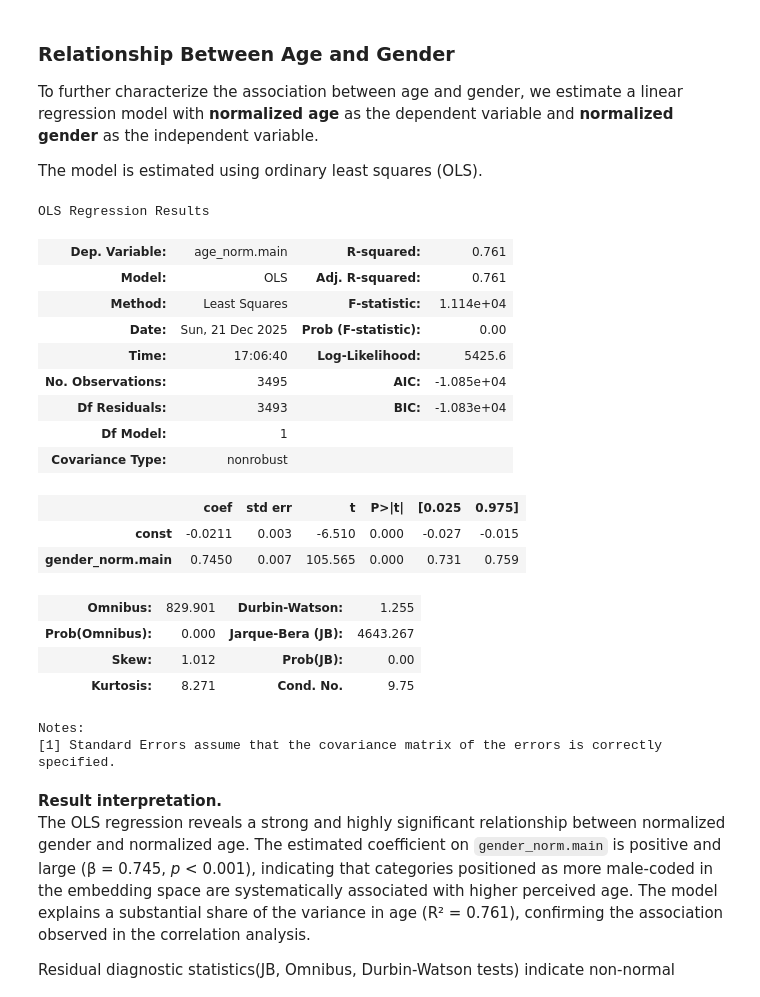
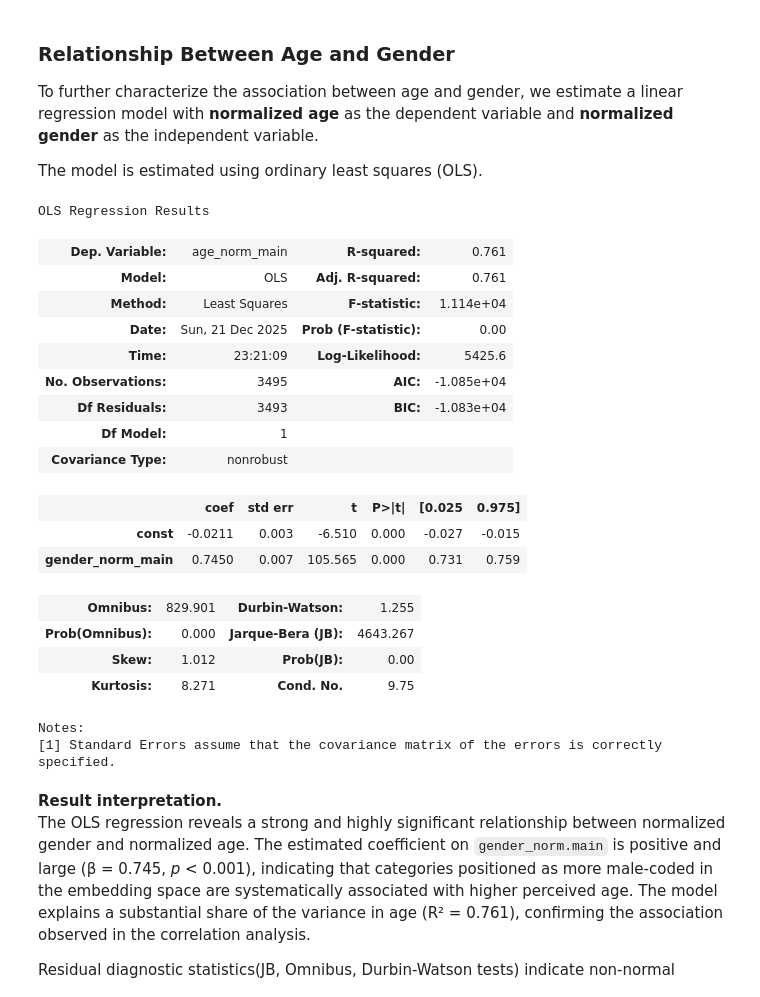
Before and after one commit to tasosger/machine_learning_aueb, a Jupyter notebook: ex2/age_gender_distortion_analysis.ipynb, the cells around one changed output. Cells and saved outputs as stored; diff of their text form; code cells hidden in the pictures.

```diff
--- a/ex2/age_gender_distortion_analysis.ipynb
+++ b/ex2/age_gender_distortion_analysis.ipynb
@@ -185,3 +184,5 @@ Gender association extrected using an alterantive method.
+# %%
+df.columns = df.columns.str.replace(".", "_", regex=False)
 # %% [markdown]
 ### Correlation Between Age and Gender
 
@@ -351,30 +352,30 @@ To further characterize the association between age and gender, we estimate a li
 
 The model is estimated using ordinary least squares (OLS).
 # %%
-y = df["age_norm.main"]
-x = df[["gender_norm.main"]]
+y = df["age_norm_main"]
+x = df[["gender_norm_main"]]
 
 # gender as independent variable
 X = sm.add_constant(x)
 
 model = sm.OLS(y, X)
 results = model.fit()
 
 results.summary()
 # %% [output]
 OLS Regression Results
-| Dep. Variable: | age_norm.main | R-squared: | 0.761 |
+| Dep. Variable: | age_norm_main | R-squared: | 0.761 |
 | Model: | OLS | Adj. R-squared: | 0.761 |
 | Method: | Least Squares | F-statistic: | 1.114e+04 |
 | Date: | Sun, 21 Dec 2025 | Prob (F-statistic): | 0.00 |
-| Time: | 17:06:40 | Log-Likelihood: | 5425.6 |
+| Time: | 23:21:09 | Log-Likelihood: | 5425.6 |
 | No. Observations: | 3495 | AIC: | -1.085e+04 |
 | Df Residuals: | 3493 | BIC: | -1.083e+04 |
 | Df Model: | 1 |  |  |
 | Covariance Type: | nonrobust |  |  |
 |  | coef | std err | t | P>|t| | [0.025 | 0.975] |
 | const | -0.0211 | 0.003 | -6.510 | 0.000 | -0.027 | -0.015 |
-| gender_norm.main | 0.7450 | 0.007 | 105.565 | 0.000 | 0.731 | 0.759 |
+| gender_norm_main | 0.7450 | 0.007 | 105.565 | 0.000 | 0.731 | 0.759 |
 | Omnibus: | 829.901 | Durbin-Watson: | 1.255 |
 | Prob(Omnibus): | 0.000 | Jarque-Bera (JB): | 4643.267 |
 | Skew: | 1.012 | Prob(JB): | 0.00 |
```
Also changed, not shown: parts of 11 cells of this notebook.
